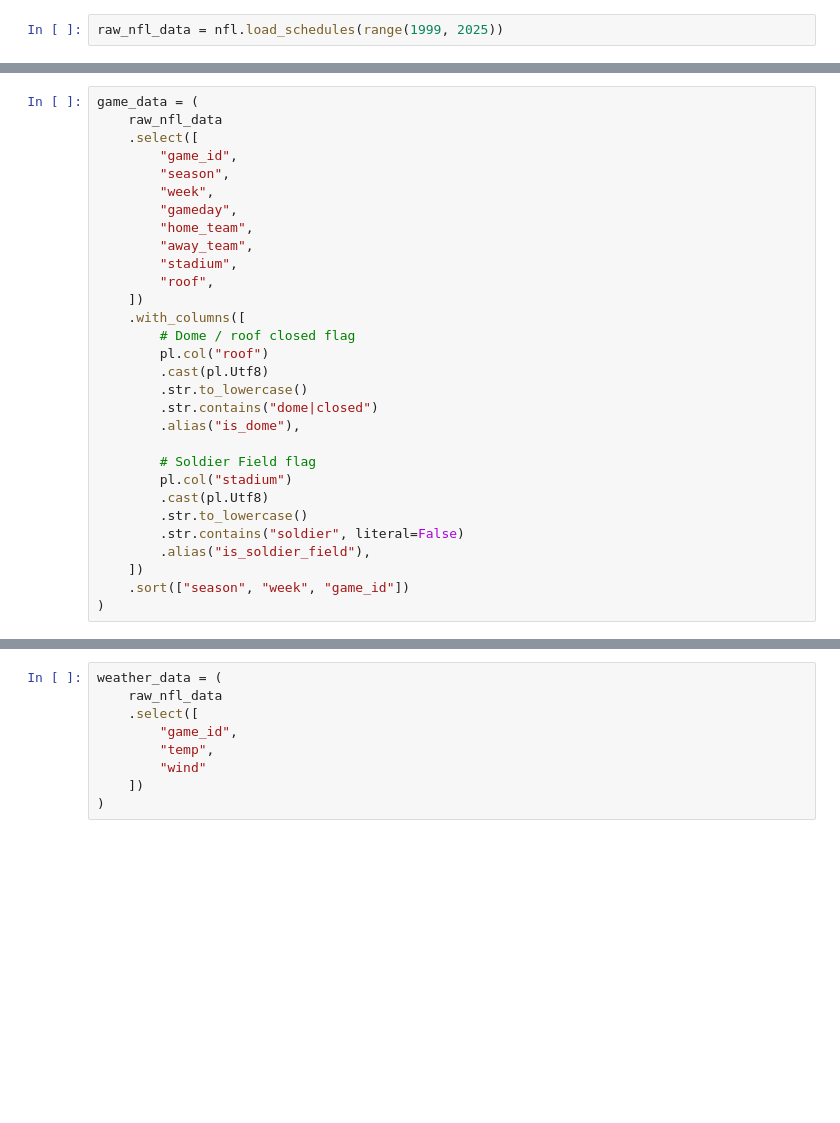
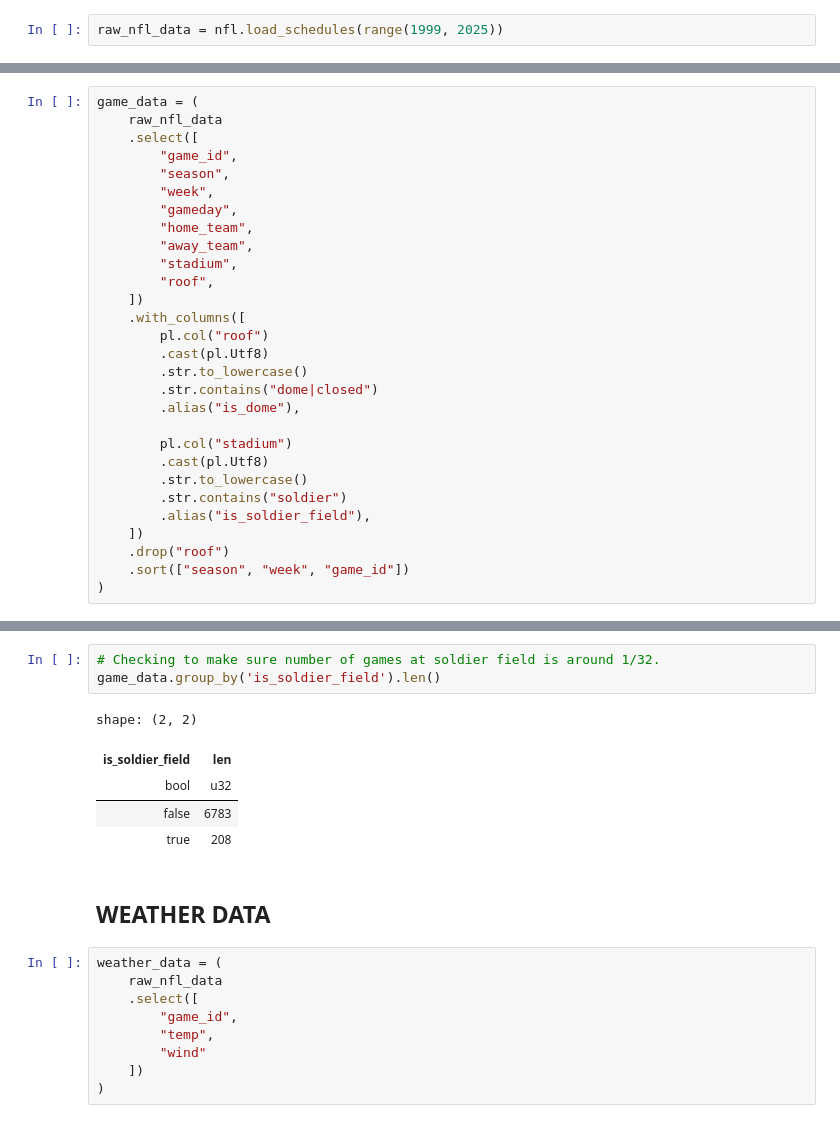
Before and after one commit to jbailey7/ChicagoPassing, a Jupyter notebook: data/data.ipynb, the cells around one changed output, grey strips where cells are left out. Saved outputs shown, nothing was run; the diff lists cells and outputs as text; blank space fills up the shorter version.

```diff
--- a/data/data.ipynb
+++ b/data/data.ipynb
@@ -31,20 +19,19 @@ game_data = (
         "roof",
     ])
     .with_columns([
-        # Dome / roof closed flag
         pl.col("roof")
         .cast(pl.Utf8)
         .str.to_lowercase()
         .str.contains("dome|closed")
         .alias("is_dome"),
 
-        # Soldier Field flag
         pl.col("stadium")
         .cast(pl.Utf8)
         .str.to_lowercase()
-        .str.contains("soldier", literal=False)
+        .str.contains("soldier")
         .alias("is_soldier_field"),
     ])
+    .drop("roof")
     .sort(["season", "week", "game_id"])
 )
 # %%
@@ -64,3 +76,14 @@ This dataset does not have official precipitation levels. For now, precip will b
+# %%
+# Checking to make sure number of games at soldier field is around 1/32.
+game_data.group_by('is_soldier_field').len()
+# %% [output]
+shape: (2, 2)
+| is_soldier_field | len |
+| bool | u32 |
+| false | 6783 |
+| true | 208 |
+# %% [markdown]
+## WEATHER DATA
 # %%
 weather_data = (
     raw_nfl_data
```
Also changed, not shown: parts of 35 cells of this notebook, 2 other files.
